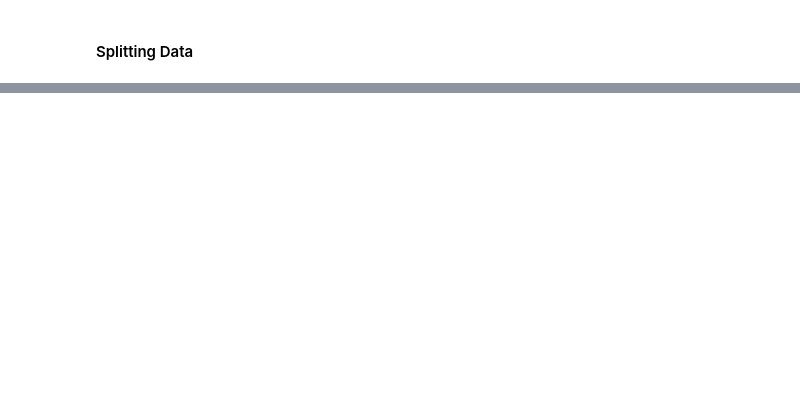
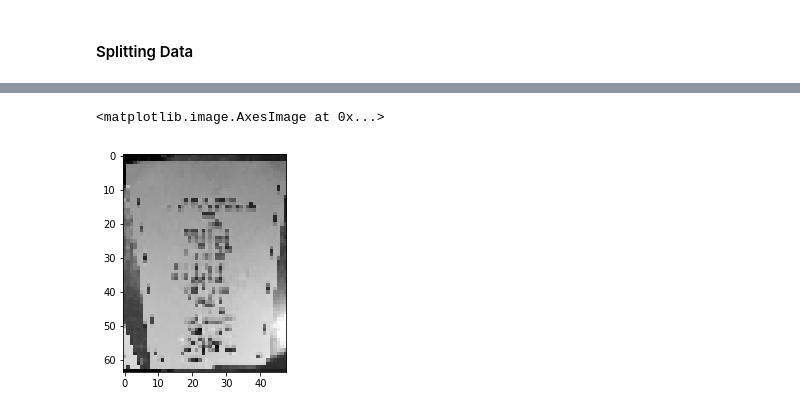
Before and after one commit to avgalan/ga_capstone, a Jupyter notebook: image_processing_modeling.ipynb, the cells around one changed output, grey strips where cells are left out. Cells and saved outputs as stored; diff of their text form; code cells hidden in the pictures; blank space fills up the shorter version.

```diff
--- a/image_processing_modeling.ipynb
+++ b/image_processing_modeling.ipynb
@@ -234,0 +384,10 @@ KeyboardInterrupt:
+# %%
+#test call on one of the scaled images
+#Seems that augment_images does not work on scaled images.
+#For images that have already been scaled, pixel values must be multiplied by 255 when passed to augment images.
+#Output is rescaled
+images_aug_test = seq.augment_images(test_final_image.reshape(1,64,48,1) * 255) / 255
+plt.imshow(images_aug_test[0,:,:,0], cmap='gray')
+# %% [output]
+<matplotlib.image.AxesImage at 0x...>
+[figure, added]
```
Also changed, not shown: parts of 65 cells of this notebook.
